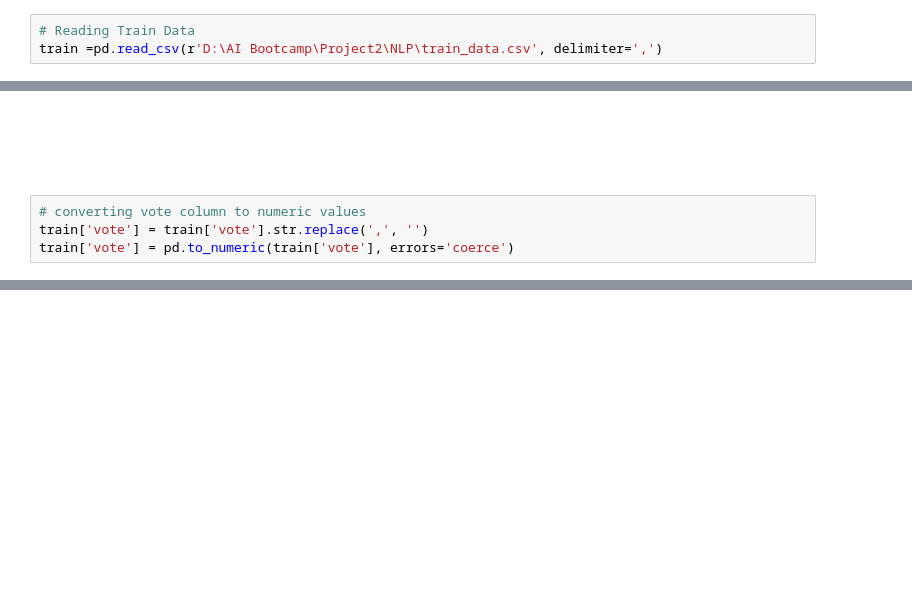
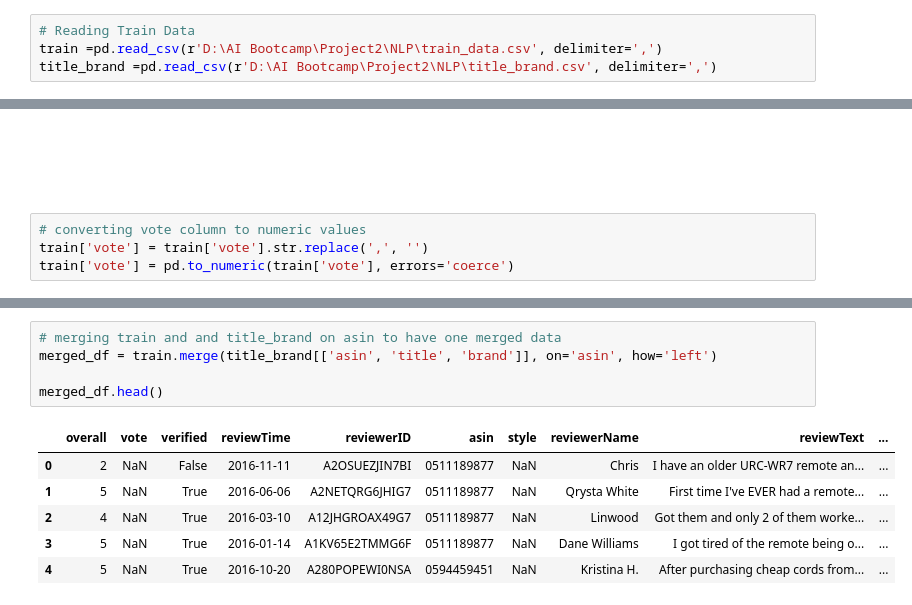
Before and after one commit to Mahdias1383/custom_NLP, a Jupyter notebook: Part 2/Part2.ipynb, the cells around one changed output, grey strips where cells are left out. Drawn from its saved outputs; the diff is of its cells as text; blank space fills up the shorter version.

```diff
--- a/Part 2/Part2.ipynb
+++ b/Part 2/Part2.ipynb
@@ -4,6 +4,7 @@ import matplotlib.pyplot as plt
 # %%
 # Reading Train Data
 train =pd.read_csv(r'D:\AI Bootcamp\Project2\NLP\train_data.csv', delimiter=',')
+title_brand =pd.read_csv(r'D:\AI Bootcamp\Project2\NLP\title_brand.csv', delimiter=',')
 # %%
 train
 # %% [output]
@@ -124,0 +186,12 @@ print(top10_reviewers[['reviewerID', 'vote']])
+# %%
+# merging train and and title_brand on asin to have one merged data
+merged_df = train.merge(title_brand[['asin', 'title', 'brand']], on='asin', how='left')
+
+merged_df.head()
+# %% [output]
+|  | overall | vote | verified | reviewTime | reviewerID | asin | style | reviewerName | reviewText | ... |
+| 0 | 2 | NaN | False | 2016-11-11 | A2OSUEZJIN7BI | 0511189877 | NaN | Chris | I have an older URC-WR7 remote an... | ... |
+| 1 | 5 | NaN | True | 2016-06-06 | A2NETQRG6JHIG7 | 0511189877 | NaN | Qrysta White | First time I've EVER had a remote... | ... |
+| 2 | 4 | NaN | True | 2016-03-10 | A12JHGROAX49G7 | 0511189877 | NaN | Linwood | Got them and only 2 of them worke... | ... |
+| 3 | 5 | NaN | True | 2016-01-14 | A1KV65E2TMMG6F | 0511189877 | NaN | Dane Williams | I got tired of the remote being o... | ... |
+| 4 | 5 | NaN | True | 2016-10-20 | A280POPEWI0NSA | 0594459451 | NaN | Kristina H. | After purchasing cheap cords from... | ... |
```
Also changed, not shown: parts of 10 cells of this notebook.
